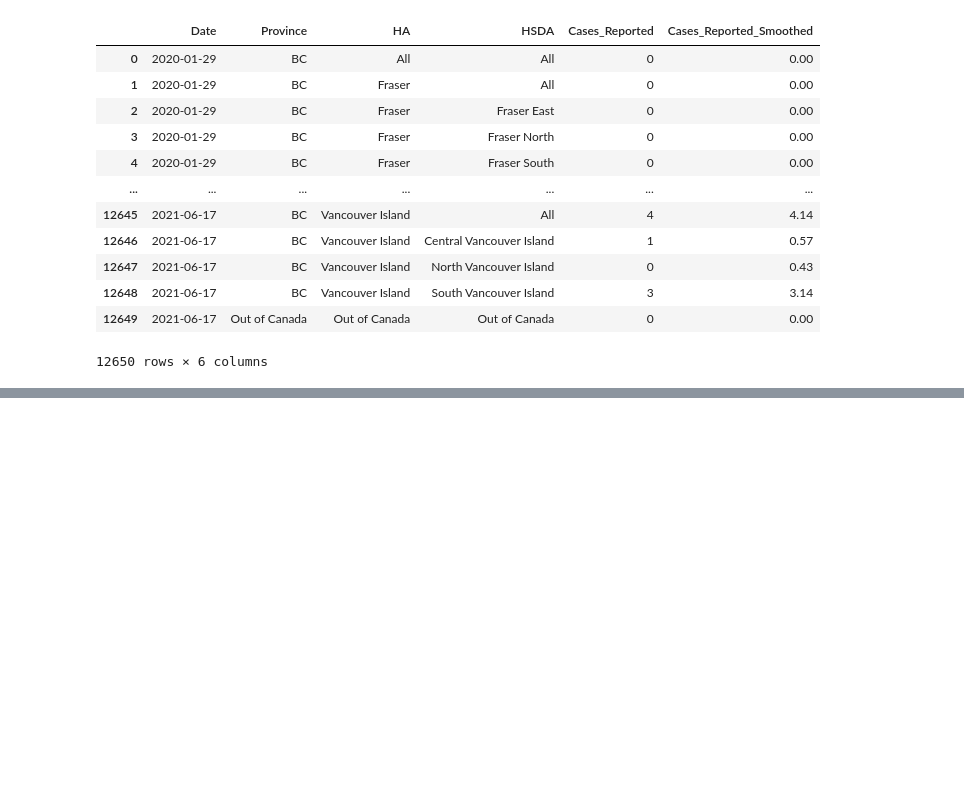
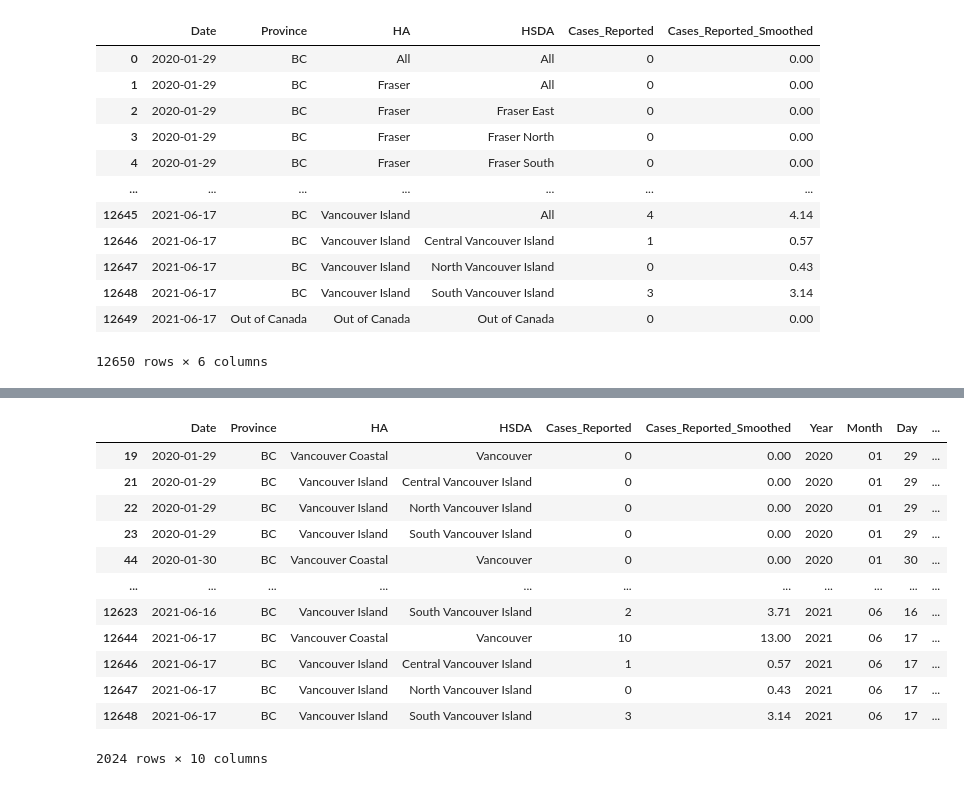
Before and after one commit to itspria/Bike-Theft-Analysis, a Jupyter notebook: CovidCases.ipynb, the cells around one changed output, grey strips where cells are left out. Cells and saved outputs as stored; diff of their text form; code cells hidden in the pictures; blank space fills up the shorter version.

```diff
--- a/CovidCases.ipynb
+++ b/CovidCases.ipynb
@@ -93,0 +84,7 @@ VancouverAnalysisDF
+# %%
+#Filter the rows only relevant to Vancouver
+VancouverAnalysisDF = dfBC.loc[dfBC['HSDA'].str.contains('Vancouver'), :].copy()
+
+#split the dates
+VancouverAnalysisDF[["Year", "Month", "Day"]] = VancouverAnalysisDF["Date"].str.split("-", expand = True)
+VancouverAnalysisDF
@@ -93,0 +105,19 @@ VancouverAnalysisDF
+# %%
+#get the day of the week column
+VancouverAnalysisDF['Date'] = pd.to_datetime(VancouverAnalysisDF['Date'])
+VancouverAnalysisDF["Day of Week"] = VancouverAnalysisDF['Date'].dt.day_name()
+VancouverAnalysisDF
+# %% [output]
+|  | Date | Province | HA | HSDA | Cases_Reported | Cases_Reported_Smoothed | Year | Month | Day | ... |
+| 19 | 2020-01-29 | BC | Vancouver Coastal | Vancouver | 0 | 0.00 | 2020 | 01 | 29 | ... |
+| 21 | 2020-01-29 | BC | Vancouver Island | Central Vancouver Island | 0 | 0.00 | 2020 | 01 | 29 | ... |
+| 22 | 2020-01-29 | BC | Vancouver Island | North Vancouver Island | 0 | 0.00 | 2020 | 01 | 29 | ... |
+| 23 | 2020-01-29 | BC | Vancouver Island | South Vancouver Island | 0 | 0.00 | 2020 | 01 | 29 | ... |
+| 44 | 2020-01-30 | BC | Vancouver Coastal | Vancouver | 0 | 0.00 | 2020 | 01 | 30 | ... |
+| ... | ... | ... | ... | ... | ... | ... | ... | ... | ... | ... |
+| 12623 | 2021-06-16 | BC | Vancouver Island | South Vancouver Island | 2 | 3.71 | 2021 | 06 | 16 | ... |
+| 12644 | 2021-06-17 | BC | Vancouver Coastal | Vancouver | 10 | 13.00 | 2021 | 06 | 17 | ... |
+| 12646 | 2021-06-17 | BC | Vancouver Island | Central Vancouver Island | 1 | 0.57 | 2021 | 06 | 17 | ... |
+| 12647 | 2021-06-17 | BC | Vancouver Island | North Vancouver Island | 0 | 0.43 | 2021 | 06 | 17 | ... |
+| 12648 | 2021-06-17 | BC | Vancouver Island | South Vancouver Island | 3 | 3.14 | 2021 | 06 | 17 | ... |
+2024 rows × 10 columns
```
Also changed, not shown: parts of 9 cells of this notebook.
